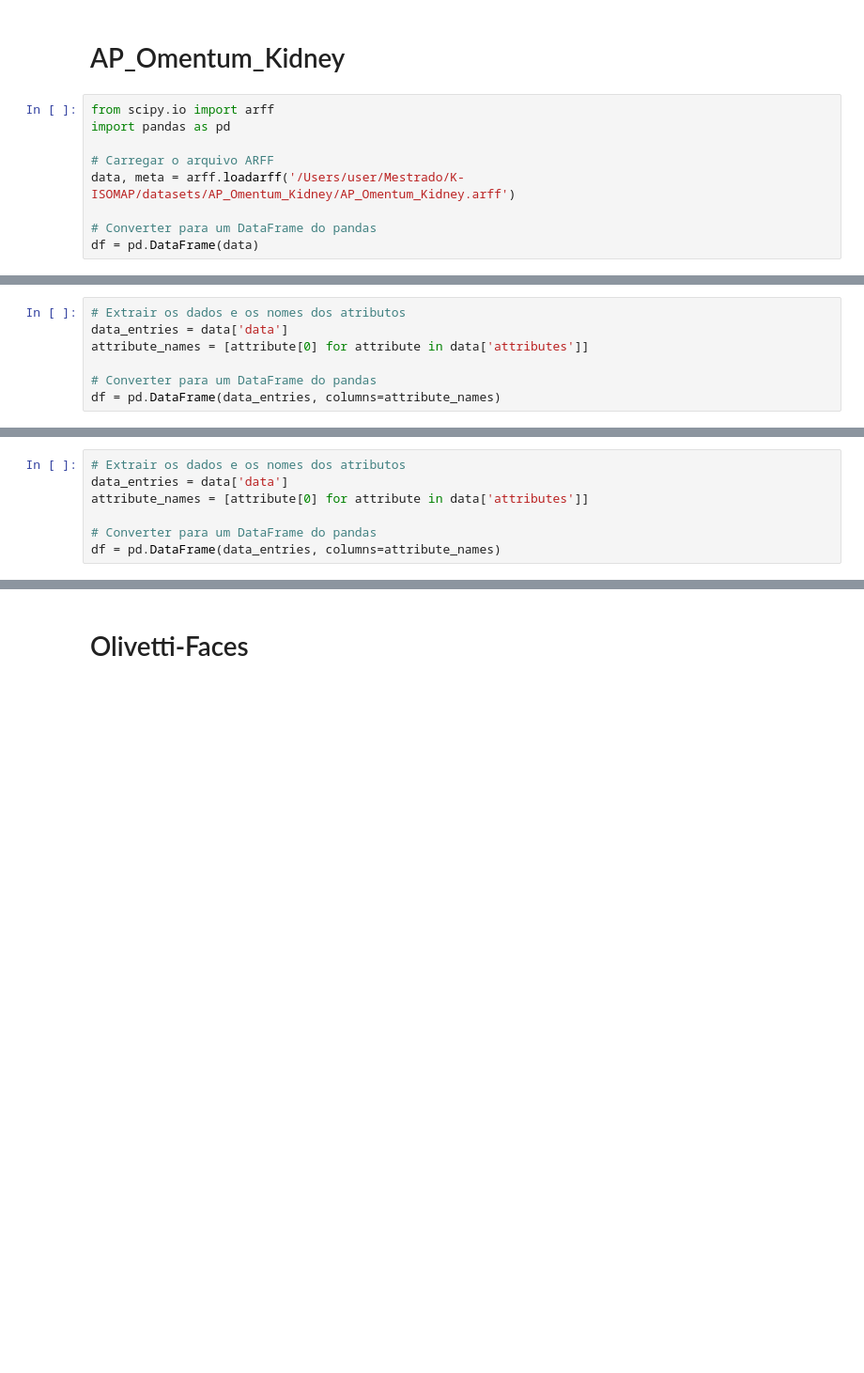
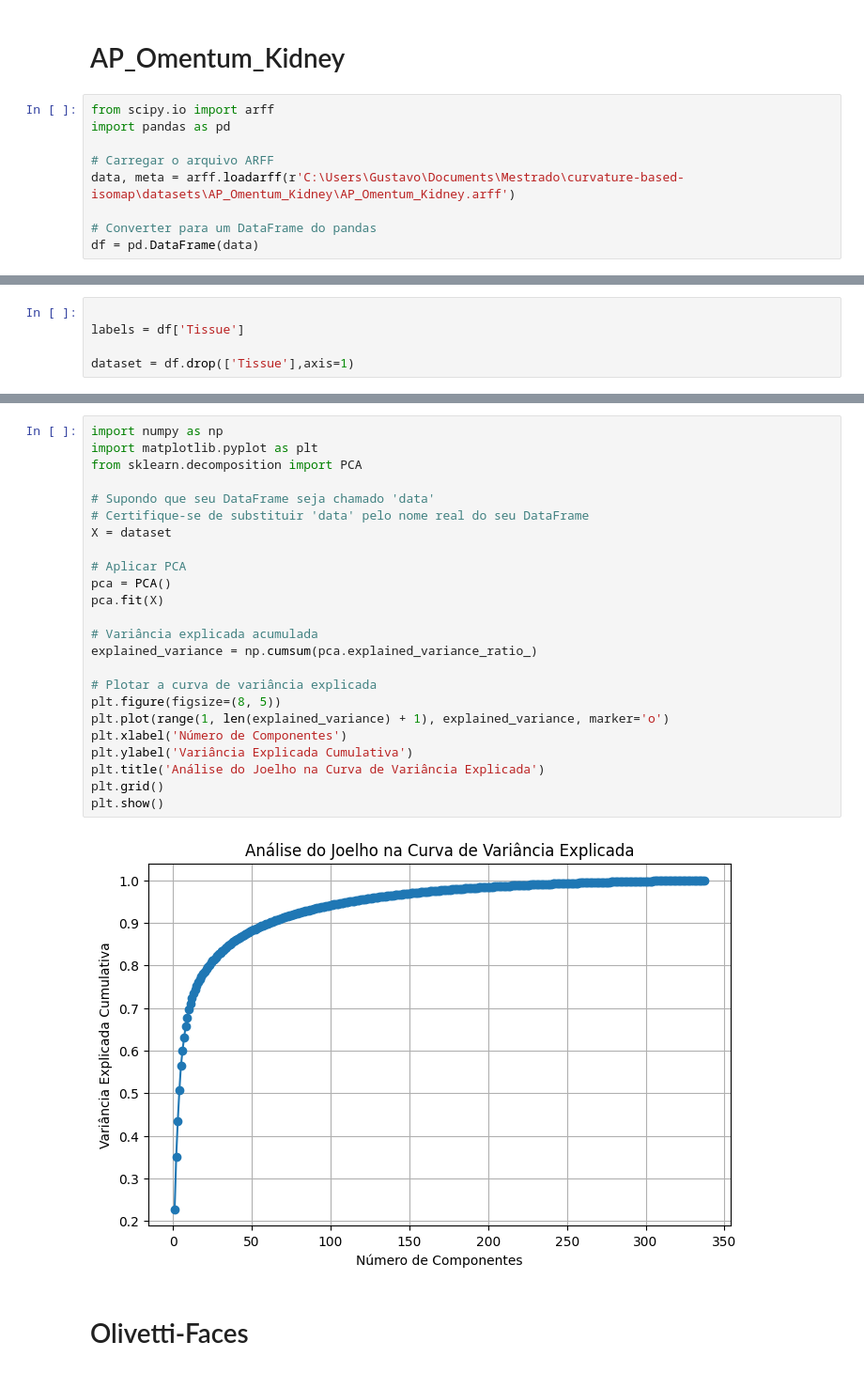
Before and after one commit to gustavochavari/curvature-based-isomap, a Jupyter notebook: experiments/new_datasets.ipynb, the cells around one changed output, grey strips where cells are left out. Shown at 94% size. Cells and saved outputs as stored; diff of their text form; blank space fills up the shorter version.

```diff
--- a/new_datasets.ipynb
+++ b/experiments/new_datasets.ipynb
@@ -275,7 +298,7 @@ from scipy.io import arff
 import pandas as pd
 
 # Carregar o arquivo ARFF
-data, meta = arff.loadarff('/Users/user/Mestrado/K-ISOMAP/datasets/AP_Omentum_Kidney/AP_Omentum_Kidney.arff')
+data, meta = arff.loadarff(r'C:\Users\Gustavo\Documents\Mestrado\curvature-based-isomap\datasets\AP_Omentum_Kidney\AP_Omentum_Kidney.arff')
 
 # Converter para um DataFrame do pandas
 df = pd.DataFrame(data)
@@ -292,7 +304,0 @@ data = arff.load(open('/Users/user/Mestrado/K-ISOMAP/datasets/Breast-cancer-gene
-# %%
-# Extrair os dados e os nomes dos atributos
-data_entries = data['data']
-attribute_names = [attribute[0] for attribute in data['attributes']]
-
-# Converter para um DataFrame do pandas
-df = pd.DataFrame(data_entries, columns=attribute_names)
@@ -321,7 +304,0 @@ data = arff.load(open('/Users/user/Mestrado/K-ISOMAP/datasets/dataset', 'r'))
-# %%
-# Extrair os dados e os nomes dos atributos
-data_entries = data['data']
-attribute_names = [attribute[0] for attribute in data['attributes']]
-
-# Converter para um DataFrame do pandas
-df = pd.DataFrame(data_entries, columns=attribute_names)
@@ -345,0 +305,5 @@ magic_telescope =  {'data': df.iloc[:, :-1].values, 'target': df.iloc[:, -1].val
+# %%
+
+labels = df['Tissue']
+
+dataset = df.drop(['Tissue'],axis=1)
@@ -346,3 +312,29 @@ magic_telescope =  {'data': df.iloc[:, :-1].values, 'target': df.iloc[:, -1].val
+# %%
+import numpy as np
+import matplotlib.pyplot as plt
+from sklearn.decomposition import PCA
+
+# Supondo que seu DataFrame seja chamado 'data'
+# Certifique-se de substituir 'data' pelo nome real do seu DataFrame
+X = dataset
+
+# Aplicar PCA
+pca = PCA()
+pca.fit(X)
+
+# Variância explicada acumulada
+explained_variance = np.cumsum(pca.explained_variance_ratio_)
+
+# Plotar a curva de variância explicada
+plt.figure(figsize=(8, 5))
+plt.plot(range(1, len(explained_variance) + 1), explained_variance, marker='o')
+plt.xlabel('Número de Componentes')
+plt.ylabel('Variância Explicada Cumulativa')
+plt.title('Análise do Joelho na Curva de Variância Explicada')
+plt.grid()
+plt.show()
+# %% [output]
+[figure, added]
 # %% [markdown]
 # Olivetti-Faces
 # %%
```
Also changed, not shown: parts of 39 cells of this notebook, 23 other files.
